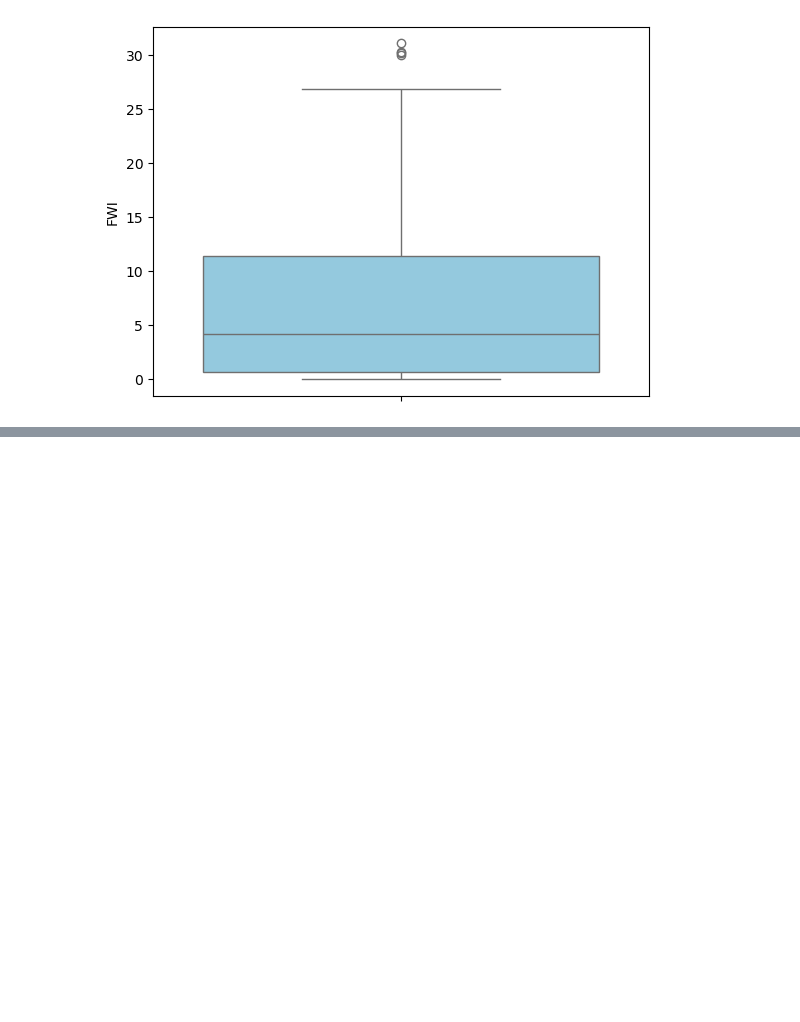
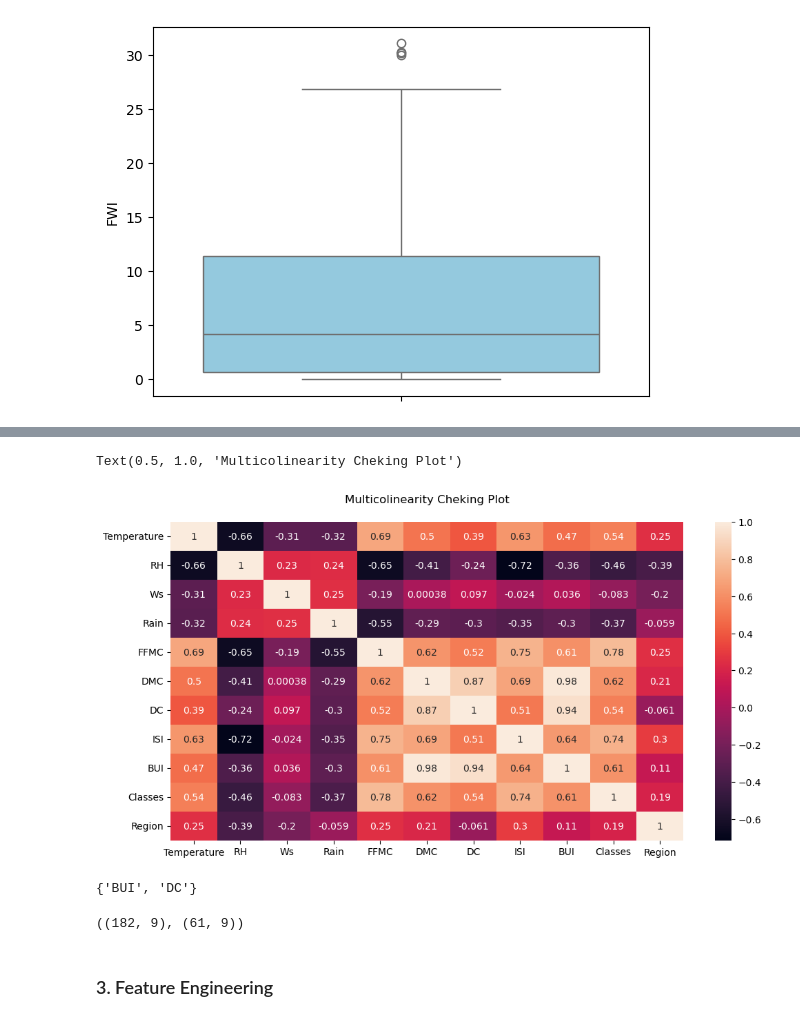
Before and after one commit to proshanta-pal/Core-Machine-Learning-, a Jupyter notebook: Machine Learning/04_algerian_forest_fires_model.ipynb, the cells around one changed output, grey strips where cells are left out. Drawn from its saved outputs; the diff is of its cells as text; code cells hidden in the pictures; blank space fills up the shorter version.

Commit message:
Supervised ML Reg/complete model training on algerian fire prediction model

```diff
--- a/Machine Learning/04_algerian_forest_fires_model.ipynb
+++ b/Machine Learning/04_algerian_forest_fires_model.ipynb
@@ -346,3 +346,7 @@ sns.boxplot(df['FWI'],color='skyblue')
 # %% [output]
 <Axes: ylabel='FWI'>
 [figure]
+# %%
+# Separate Dependent and Independent Features
+X = df.drop('FWI', axis=1)
+y = df['FWI']
@@ -348,0 +362,3 @@ sns.boxplot(df['FWI'],color='skyblue')
+# %%
+# Train Test Split
+X_train, X_test, y_train, y_test = train_test_split(X, y, test_size=0.25, random_state=42)
@@ -348,0 +385,34 @@ sns.boxplot(df['FWI'],color='skyblue')
+# %%
+# Correlation Heatmap for Multicolinearity
+fig, ax = plt.subplots(figsize=(12, 6))
+sns.heatmap(X_train.corr(), annot=True)
+ax.set_title("Multicolinearity Cheking Plot", pad=20)
+# %% [output]
+Text(0.5, 1.0, 'Multicolinearity Cheking Plot')
+[figure, added]
+# %%
+# Check Multicolinearity
+def check_multicolinearity(dataset, threshold):
+    col_corr = set()
+    corr_matrix = dataset.corr()
+    for i in range(len(corr_matrix.columns)):
+        for j in range(i):
+            if abs(corr_matrix.iloc[i, j]) > threshold:
+                col = corr_matrix.columns[i]
+                col_corr.add(col)
+
+    return col_corr
+
+corr_features = check_multicolinearity(X_train, 0.85)
+corr_features
+# %% [output]
+{'BUI', 'DC'}
+# %%
+# Drop Features when correlation between two features is more than 0.85
+X_train.drop(corr_features, axis=1, inplace=True)
+X_test.drop(corr_features, axis=1, inplace=True)
+X_train.shape, X_test.shape
+# %% [output]
+((182, 9), (61, 9))
+# %% [markdown]
+### 3. Feature Engineering
```
Also changed, not shown: parts of 41 cells of this notebook, 3 other files.
